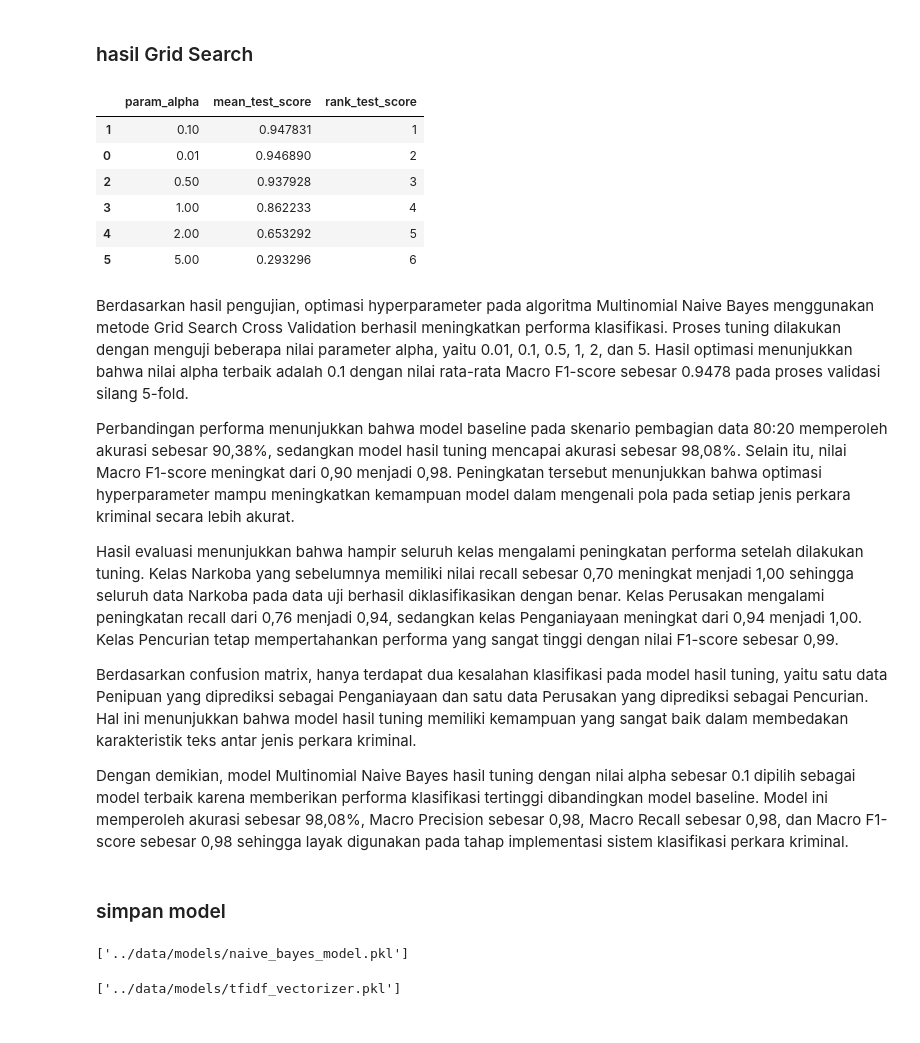
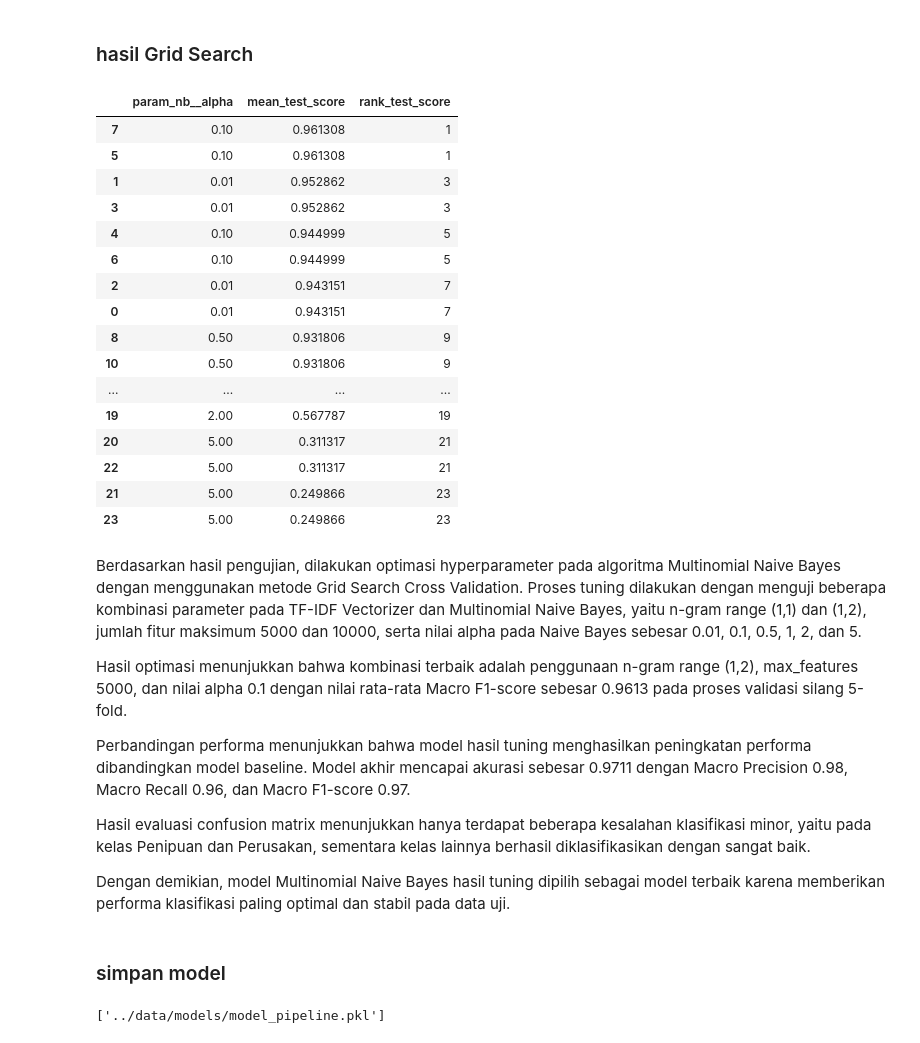
Before and after one commit to Arfandiii/Criminal_Case_Classification, a Jupyter notebook: 04_modeling/modeling.ipynb, the cells around one changed output. Saved outputs shown, nothing was run; the diff lists cells and outputs as text; code cells hidden in the pictures.

```diff
--- a/04_modeling/modeling.ipynb
+++ b/04_modeling/modeling.ipynb
@@ -268,20 +270,22 @@ from sklearn.naive_bayes import MultinomialNB
 # %%
-nb_tuned = MultinomialNB()
+pipeline = Pipeline([
+    ("tfidf", TfidfVectorizer()),
+    ("nb", MultinomialNB())
+])
 
 param_grid = {
-    'alpha': [0.01, 0.1, 0.5, 1, 2, 5]
+    "tfidf__ngram_range": [(1,1), (1,2)],
+    "tfidf__max_features": [5000, 10000],
+    "nb__alpha": [0.01, 0.1, 0.5, 1, 2, 5]
 }
 
 grid = GridSearchCV(
-    estimator=nb_tuned,
+    estimator=pipeline,
     param_grid=param_grid,
     cv=5,
-    scoring='f1_macro',
+    scoring="f1_macro",
     n_jobs=-1
 )
 
-grid.fit(
-    X_train_80_tfidf,
-    y_train_80
-)
+grid.fit(X_train_80, y_train_80)
 # %% [output]
@@ -364,46 +371,46 @@ plt.show()
 # %%
 cv_results = pd.DataFrame(
     grid.cv_results_
 )
 
 cv_results[
-    ['param_alpha',
-     'mean_test_score',
-     'rank_test_score']
-].sort_values(
-    'rank_test_score'
-)
+    [
+        'param_nb__alpha',
+        'mean_test_score',
+        'rank_test_score'
+        ]
+    ].sort_values('rank_test_score')
 # %% [output]
-|  | param_alpha | mean_test_score | rank_test_score |
-| 1 | 0.10 | 0.947831 | 1 |
-| 0 | 0.01 | 0.946890 | 2 |
-| 2 | 0.50 | 0.937928 | 3 |
-| 3 | 1.00 | 0.862233 | 4 |
-| 4 | 2.00 | 0.653292 | 5 |
-| 5 | 5.00 | 0.293296 | 6 |
+|  | param_nb__alpha | mean_test_score | rank_test_score |
+| 7 | 0.10 | 0.961308 | 1 |
+| 5 | 0.10 | 0.961308 | 1 |
+| 1 | 0.01 | 0.952862 | 3 |
+| 3 | 0.01 | 0.952862 | 3 |
+| 4 | 0.10 | 0.944999 | 5 |
+| 6 | 0.10 | 0.944999 | 5 |
+| 2 | 0.01 | 0.943151 | 7 |
+| 0 | 0.01 | 0.943151 | 7 |
+| 8 | 0.50 | 0.931806 | 9 |
+| 10 | 0.50 | 0.931806 | 9 |
+| ... | ... | ... | ... |
+| 19 | 2.00 | 0.567787 | 19 |
+| 20 | 5.00 | 0.311317 | 21 |
+| 22 | 5.00 | 0.311317 | 21 |
+| 21 | 5.00 | 0.249866 | 23 |
+| 23 | 5.00 | 0.249866 | 23 |
 # %% [markdown]
-Berdasarkan hasil pengujian, optimasi hyperparameter pada algoritma Multinomial Naive Bayes menggunakan metode Grid Search Cross Validation berhasil meningkatkan performa klasifikasi. Proses tuning dilakukan dengan menguji beberapa nilai parameter alpha, yaitu 0.01, 0.1, 0.5, 1, 2, dan 5. Hasil optimasi menunjukkan bahwa nilai alpha terbaik adalah 0.1 dengan nilai rata-rata Macro F1-score sebesar 0.9478 pada proses validasi silang 5-fold.
+Berdasarkan hasil pengujian, dilakukan optimasi hyperparameter pada algoritma Multinomial Naive Bayes dengan menggunakan metode Grid Search Cross Validation. Proses tuning dilakukan dengan menguji beberapa kombinasi parameter pada TF-IDF Vectorizer dan Multinomial Naive Bayes, yaitu n-gram range (1,1) dan (1,2), jumlah fitur maksimum 5000 dan 10000, serta nilai alpha pada Naive Bayes sebesar 0.01, 0.1, 0.5, 1, 2, dan 5.
 
-Perbandingan performa menunjukkan bahwa model baseline pada skenario pembagian data 80:20 memperoleh akurasi sebesar 90,38%, sedangkan model hasil tuning mencapai akurasi sebesar 98,08%. Selain itu, nilai Macro F1-score meningkat dari 0,90 menjadi 0,98. Peningkatan tersebut menunjukkan bahwa optimasi hyperparameter mampu meningkatkan kemampuan model dalam mengenali pola pada setiap jenis perkara kriminal secara lebih akurat.
+Hasil optimasi menunjukkan bahwa kombinasi terbaik adalah penggunaan n-gram range (1,2), max_features 5000, dan nilai alpha 0.1 dengan nilai rata-rata Macro F1-score sebesar 0.9613 pada proses validasi silang 5-fold.
 
-Hasil evaluasi menunjukkan bahwa hampir seluruh kelas mengalami peningkatan performa setelah dilakukan tuning. Kelas Narkoba yang sebelumnya memiliki nilai recall sebesar 0,70 meningkat menjadi 1,00 sehingga seluruh data Narkoba pada data uji berhasil diklasifikasikan dengan benar. Kelas Perusakan mengalami peningkatan recall dari 0,76 menjadi 0,94, sedangkan kelas Penganiayaan meningkat dari 0,94 menjadi 1,00. Kelas Pencurian tetap mempertahankan performa yang sangat tinggi dengan nilai F1-score sebesar 0,99.
+Perbandingan performa menunjukkan bahwa model hasil tuning menghasilkan peningkatan performa dibandingkan model baseline. Model akhir mencapai akurasi sebesar 0.9711 dengan Macro Precision 0.98, Macro Recall 0.96, dan Macro F1-score 0.97.
 
-Berdasarkan confusion matrix, hanya terdapat dua kesalahan klasifikasi pada model hasil tuning, yaitu satu data Penipuan yang diprediksi sebagai Penganiayaan dan satu data Perusakan yang diprediksi sebagai Pencurian. Hal ini menunjukkan bahwa model hasil tuning memiliki kemampuan yang sangat baik dalam membedakan karakteristik teks antar jenis perkara kriminal.
+Hasil evaluasi confusion matrix menunjukkan hanya terdapat beberapa kesalahan klasifikasi minor, yaitu pada kelas Penipuan dan Perusakan, sementara kelas lainnya berhasil diklasifikasikan dengan sangat baik.
 
-Dengan demikian, model Multinomial Naive Bayes hasil tuning dengan nilai alpha sebesar 0.1 dipilih sebagai model terbaik karena memberikan performa klasifikasi tertinggi dibandingkan model baseline. Model ini memperoleh akurasi sebesar 98,08%, Macro Precision sebesar 0,98, Macro Recall sebesar 0,98, dan Macro F1-score sebesar 0,98 sehingga layak digunakan pada tahap implementasi sistem klasifikasi perkara kriminal.
+Dengan demikian, model Multinomial Naive Bayes hasil tuning dipilih sebagai model terbaik karena memberikan performa klasifikasi paling optimal dan stabil pada data uji.
 # %% [markdown]
 ### simpan model
 # %%
-joblib.dump(
-    best_nb,
-    '../data/models/naive_bayes_model.pkl'
-)
+joblib.dump(best_model, "../data/models/model_pipeline.pkl")
 # %% [output]
-['../data/models/naive_bayes_model.pkl']
+['../data/models/model_pipeline.pkl']
-# %%
-joblib.dump(
-    tfidf,
-    '../data/models/tfidf_vectorizer.pkl'
-)
-# %% [output]
-['../data/models/tfidf_vectorizer.pkl']
```
Also changed, not shown: parts of 11 cells of this notebook, 11 other files.
